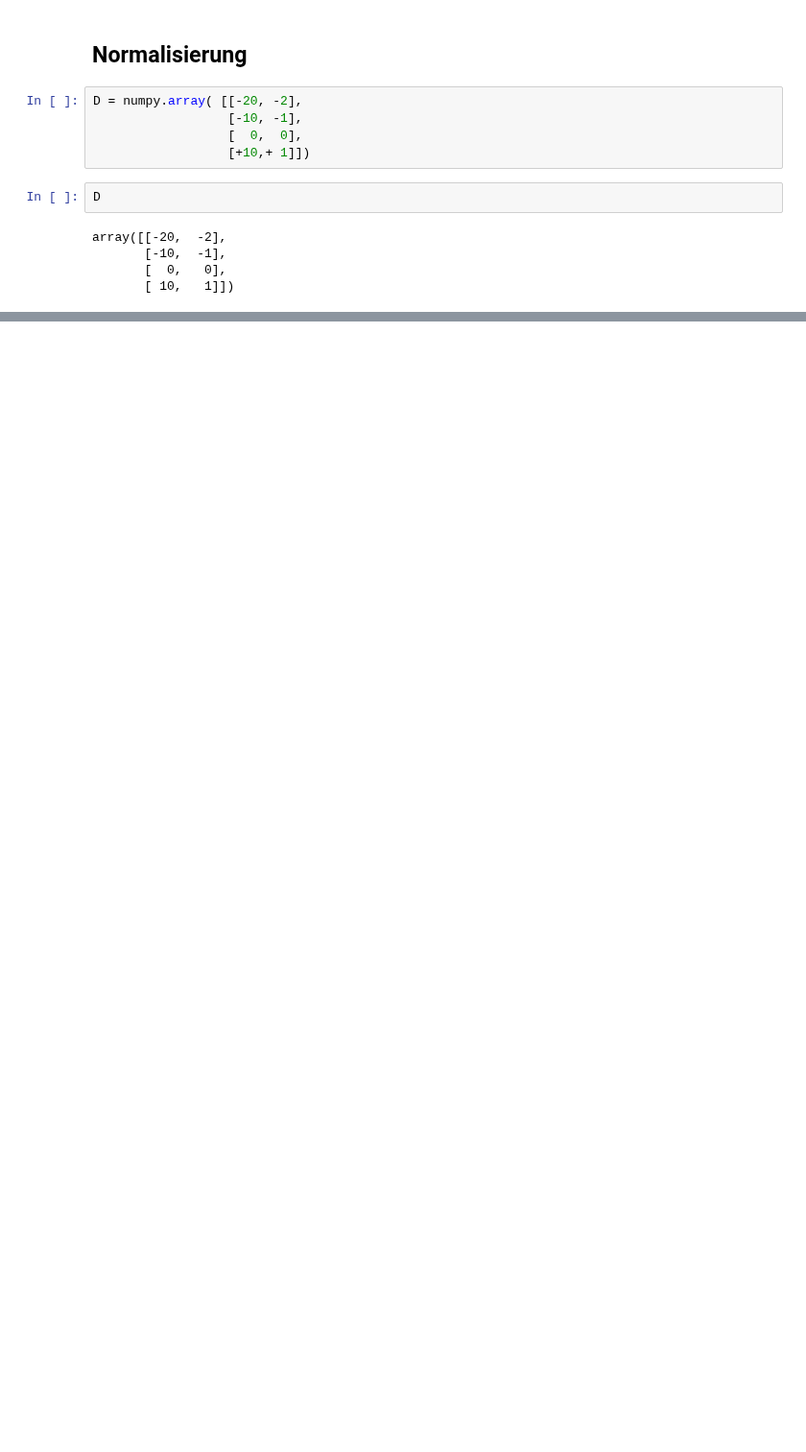
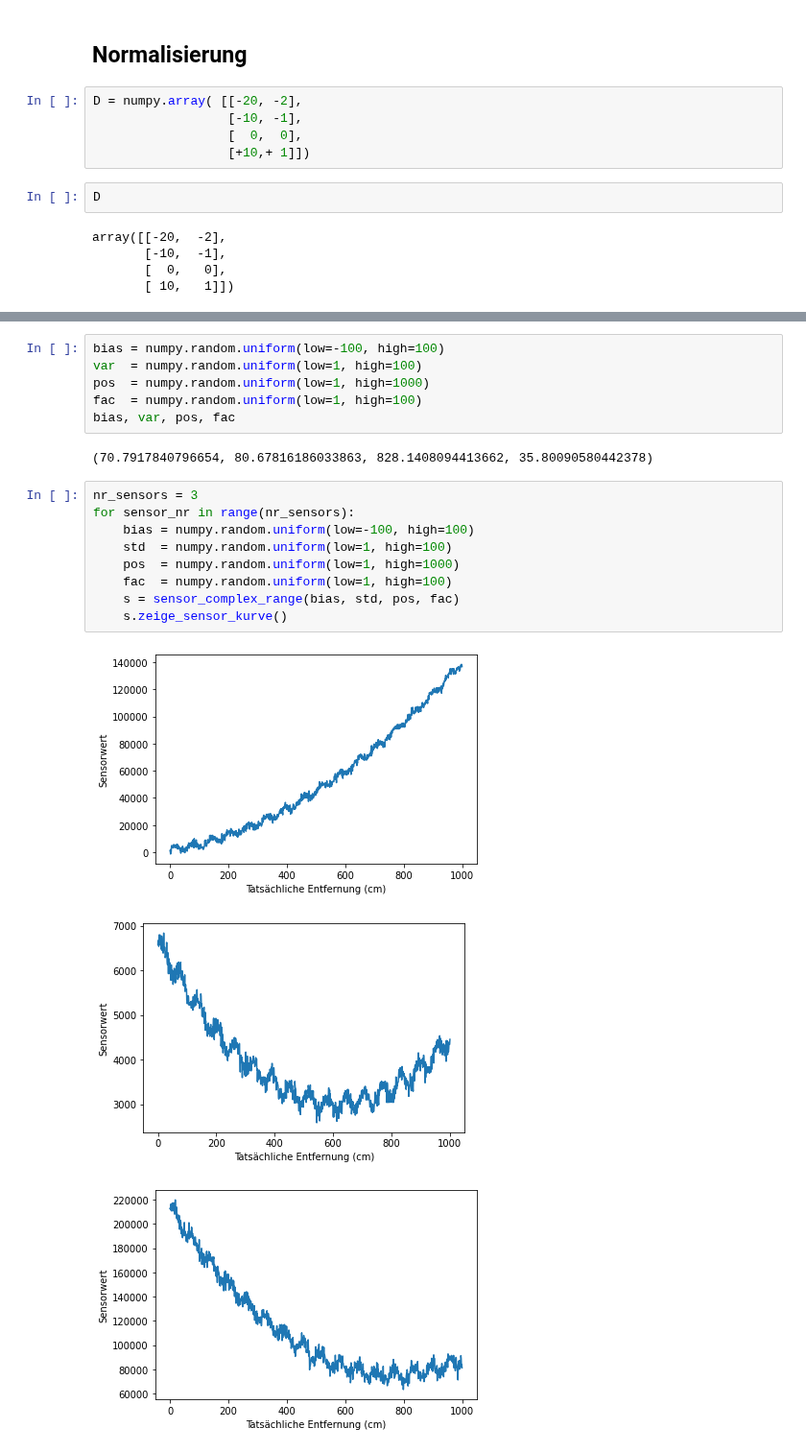
Before and after one commit to juebrauer/central, a Jupyter notebook: 003_distance_sensor_data_fusion/distance_sensor_data_fusion_live.ipynb, the cells around one changed output, grey strips where cells are left out. Shown at 96% size. Drawn from its saved outputs; the diff is of its cells as text; blank space fills up the shorter version.

```diff
--- a/003_distance_sensor_data_fusion/distance_sensor_data_fusion_live.ipynb
+++ b/003_distance_sensor_data_fusion/distance_sensor_data_fusion_live.ipynb
@@ -845,0 +945,21 @@ numpy.std( D_scaled[:,0] )
+# %%
+bias = numpy.random.uniform(low=-100, high=100)
+var  = numpy.random.uniform(low=1, high=100)
+pos  = numpy.random.uniform(low=1, high=1000)
+fac  = numpy.random.uniform(low=1, high=100)
+bias, var, pos, fac
+# %% [output]
+(70.7917840796654, 80.67816186033863, 828.1408094413662, 35.80090580442378)
+# %%
+nr_sensors = 3
+for sensor_nr in range(nr_sensors):
+    bias = numpy.random.uniform(low=-100, high=100)
+    std  = numpy.random.uniform(low=1, high=100)
+    pos  = numpy.random.uniform(low=1, high=1000)
+    fac  = numpy.random.uniform(low=1, high=100)
+    s = sensor_complex_range(bias, std, pos, fac)
+    s.zeige_sensor_kurve()
+# %% [output]
+[figure, added]
+[figure, added]
+[figure, added]
```
Also changed, not shown: parts of 74 cells of this notebook.
